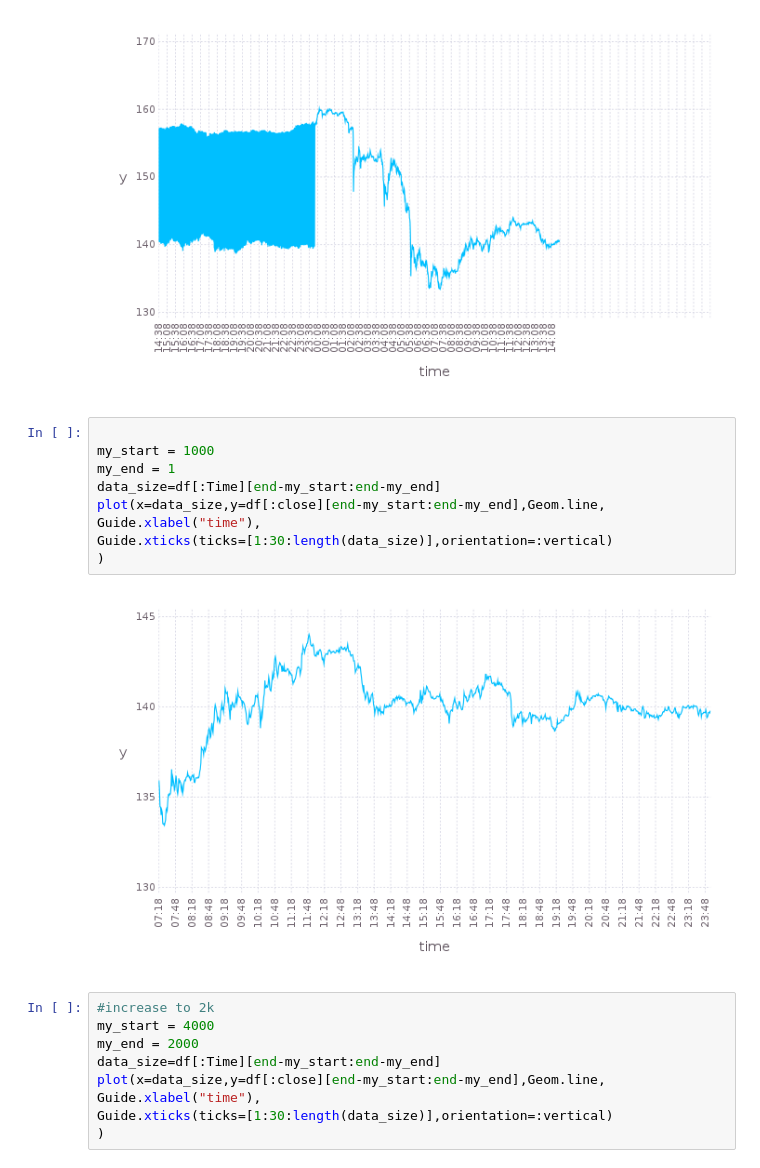
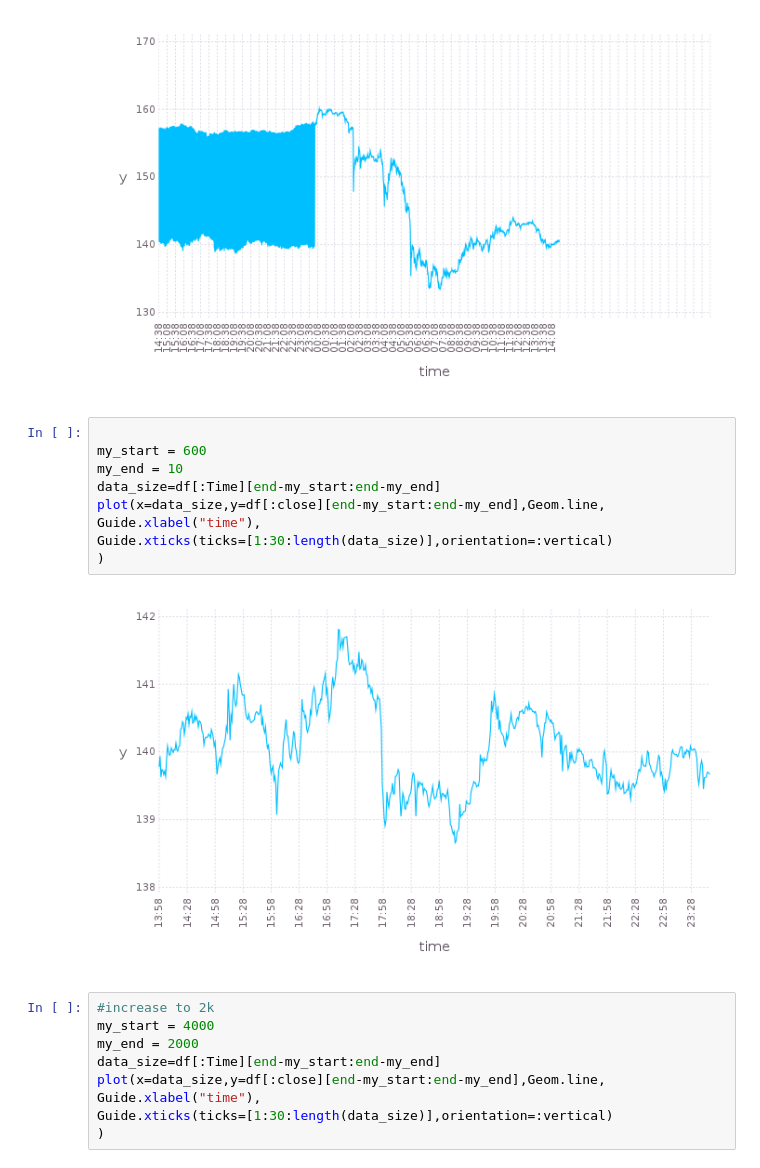
Before and after one commit to sould3mon/julia_testing, a Jupyter notebook: Plot bug large data artifacts.ipynb, the cells around one changed output. Saved outputs shown, nothing was run; the diff lists cells and outputs as text.

Commit message:
added more plots so one might render correctly on site

```diff
--- a/Plot bug large data artifacts.ipynb
+++ b/Plot bug large data artifacts.ipynb
@@ -35,15 +35,15 @@ Guide.xticks(ticks=[1:30:length(data_size)],orientation=:vertical)
 [figure]
 # %%
 
-my_start = 1000
-my_end = 1
+my_start = 600
+my_end = 10
 data_size=df[:Time][end-my_start:end-my_end]
 plot(x=data_size,y=df[:close][end-my_start:end-my_end],Geom.line,
 Guide.xlabel("time"),
 Guide.xticks(ticks=[1:30:length(data_size)],orientation=:vertical)
 )
 # %% [output]
-[figure, old version]
+[figure, new version]
 # %%
 #increase to 2k
 my_start = 4000
```
Also changed, not shown: parts of 3 cells of this notebook, 1 other file.
